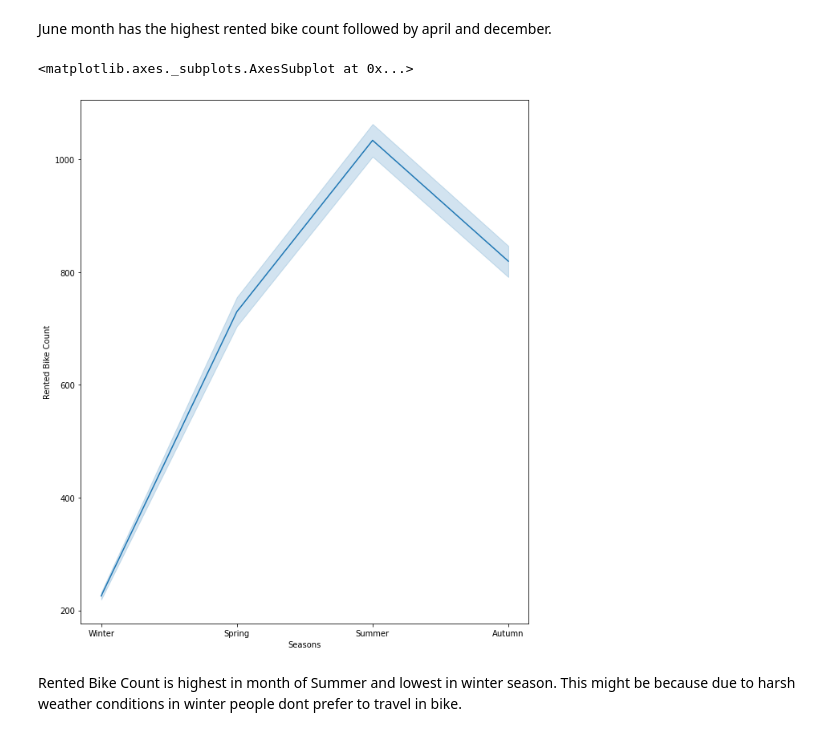
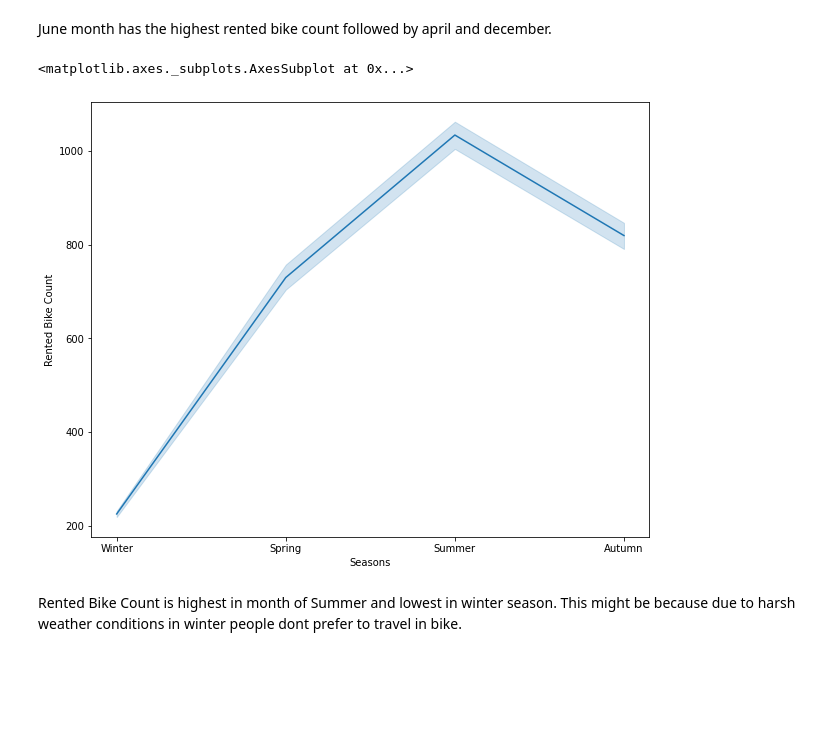
Before and after one commit to SampannaMishra/Bike-Sharing-Demand-Prediction, a Jupyter notebook: Bike_Sharing_Demand_Prediction_Capstone_Project.ipynb, the cells around one changed output. Saved outputs shown, nothing was run; the diff lists cells and outputs as text; code cells hidden in the pictures; blank space fills up the shorter version.

```diff
--- a/Bike_Sharing_Demand_Prediction_Capstone_Project.ipynb
+++ b/Bike_Sharing_Demand_Prediction_Capstone_Project.ipynb
@@ -199,11 +212,11 @@ plt.show()
 # %% [markdown]
 June month has the highest rented bike count followed by april and december.
 # %%
-plt.figure(figsize = (10,12))
+plt.figure(figsize = (10,8))
 sns.lineplot(data=data, x="Seasons", y="Rented Bike Count")
 # %% [output]
 <matplotlib.axes._subplots.AxesSubplot at 0x...>
-[figure, old version]
+[figure, new version]
 # %% [markdown]
 Rented Bike Count is highest in month of Summer and lowest in winter season. This might be because due to harsh weather conditions in winter people dont prefer to travel in bike.
 # %%
```
Also changed, not shown: parts of 35 cells of this notebook.
